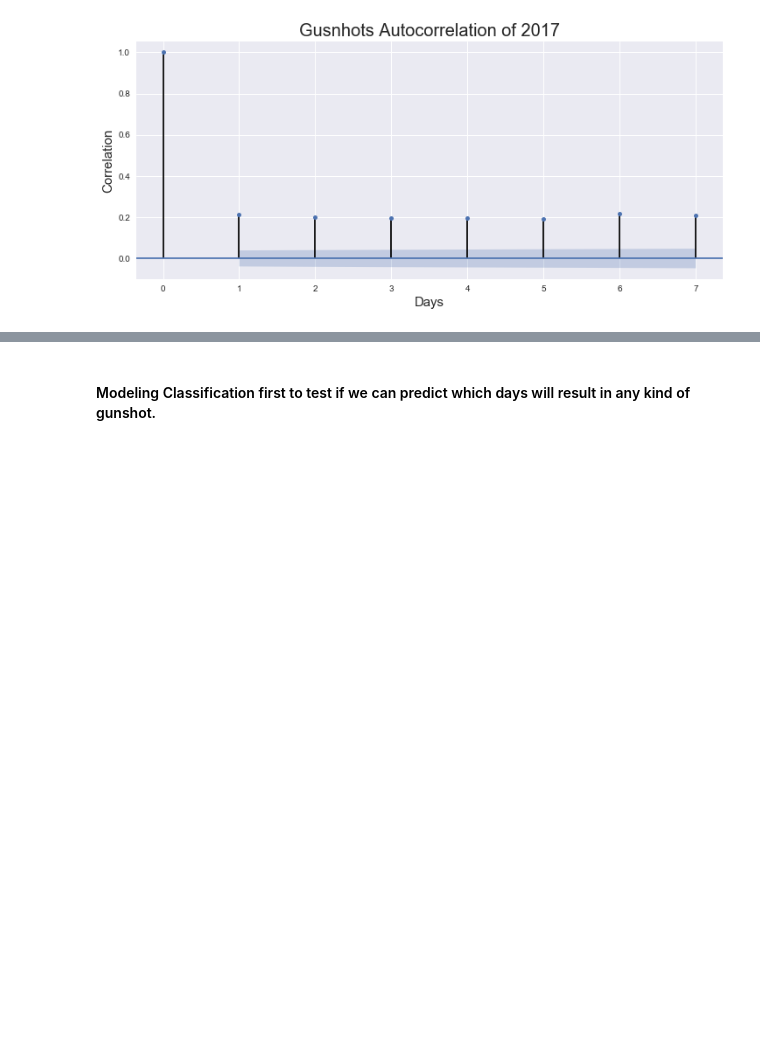
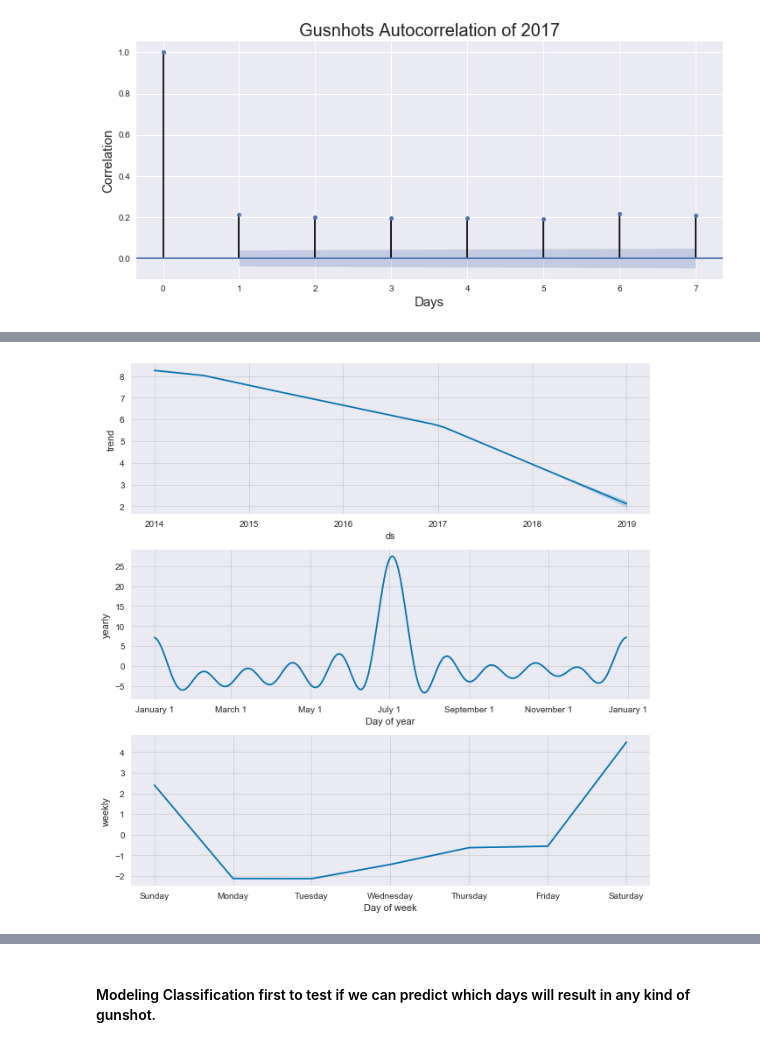
Before and after one commit to haoapple/The_Lab_DC_client_project, a Jupyter notebook: 04.Modeling.ipynb, the cells around one changed output, grey strips where cells are left out. Saved outputs shown, nothing was run; the diff lists cells and outputs as text; code cells hidden in the pictures; blank space fills up the shorter version.

```diff
--- a/04.Modeling.ipynb
+++ b/04.Modeling.ipynb
@@ -92,0 +138,4 @@ ax.set_ylabel('Correlation', size=15);
+# %%
+fig1 = proph.plot_components(forecast)
+# %% [output]
+[figure, added]
```
Also changed, not shown: parts of 15 cells of this notebook, 4 other files.
